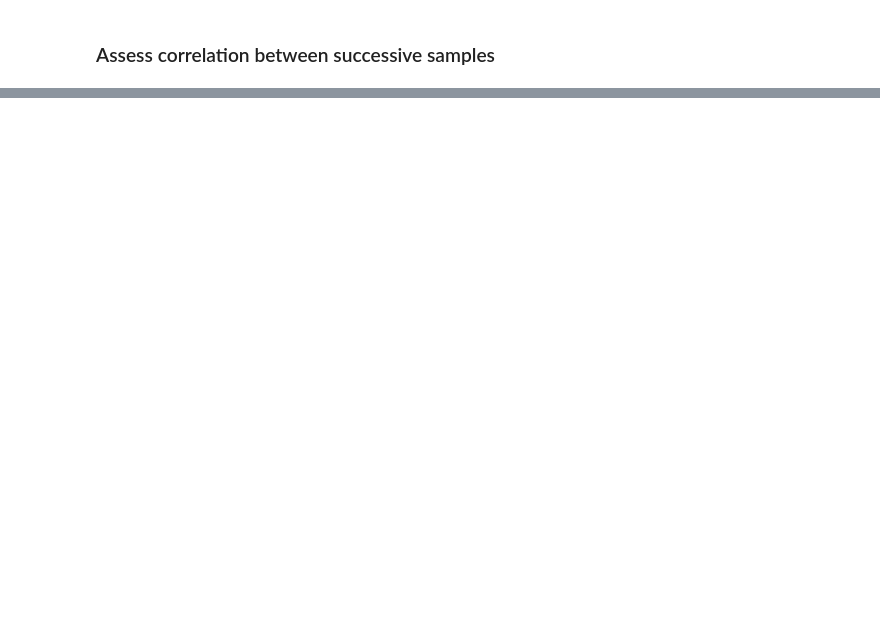
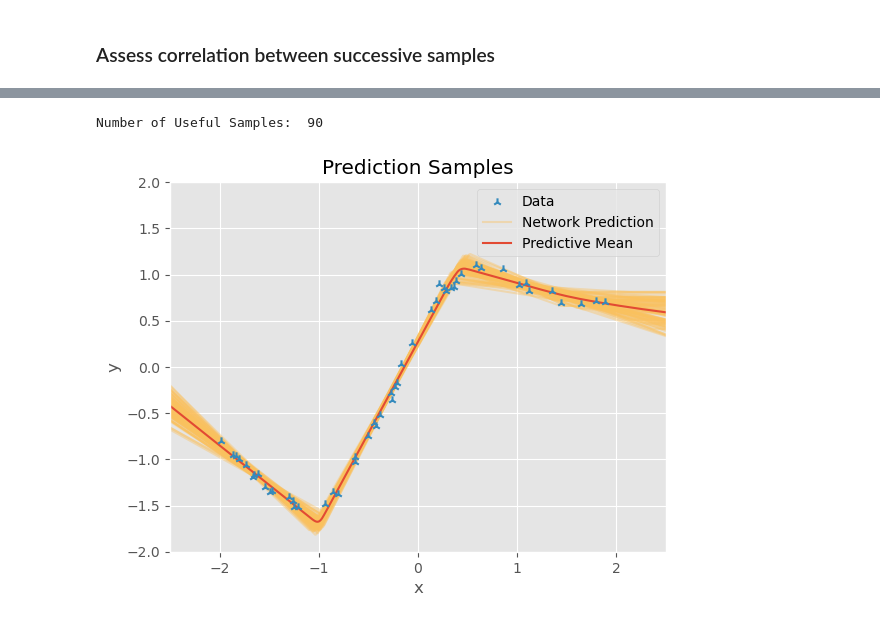
Before and after one commit to Sheev13/tiny-neural-nets, a Jupyter notebook: Langevin_playground.ipynb, the cells around one changed output, grey strips where cells are left out. Drawn from its saved outputs; the diff is of its cells as text; code cells hidden in the pictures; blank space fills up the shorter version.

```diff
--- a/Langevin_playground.ipynb
+++ b/Langevin_playground.ipynb
@@ -76,0 +90,35 @@ burn_in = 5000
+# %%
+thin = 1000 # really this should be set to around 8000
+burn_in = 10000
+useful_samples = posterior_samples[burn_in:][::thin]
+print("Number of Useful Samples: ", useful_samples.shape[0])
+# %% [output]
+Number of Useful Samples:  90
+# %%
+test_x = torch.linspace(-2.5, 2.5, 500)
+pred_samps = torch.zeros((useful_samples.shape[0], 500))
+
+plt.scatter(x, y, color='C1', marker='2', label='Data', zorder=1000)
+for i, sample in enumerate(useful_samples):
+    with torch.no_grad():
+        net.sample_to_params(sample)
+        preds = net(test_x)
+        pred_samps[i,:] = preds.squeeze()
+    if i == 0:
+        label = 'Network Prediction'
+    else:
+        label = None
+    plt.plot(test_x, preds, color='C4', label=label, alpha=0.4)
+
+plt.plot(test_x, pred_samps.mean(dim=0), color='C0', label='Predictive Mean', alpha=1.0)
+
+plt.ylim([-2.0, 2.0])
+plt.xlim([-2.5, 2.5])
+plt.grid(True)
+plt.title('Prediction Samples')
+plt.xlabel('x')
+plt.ylabel('y')
+plt.legend()
+plt.show()
+# %% [output]
+[figure, added]
```
Also changed, not shown: parts of 9 cells of this notebook, 1 other file.
